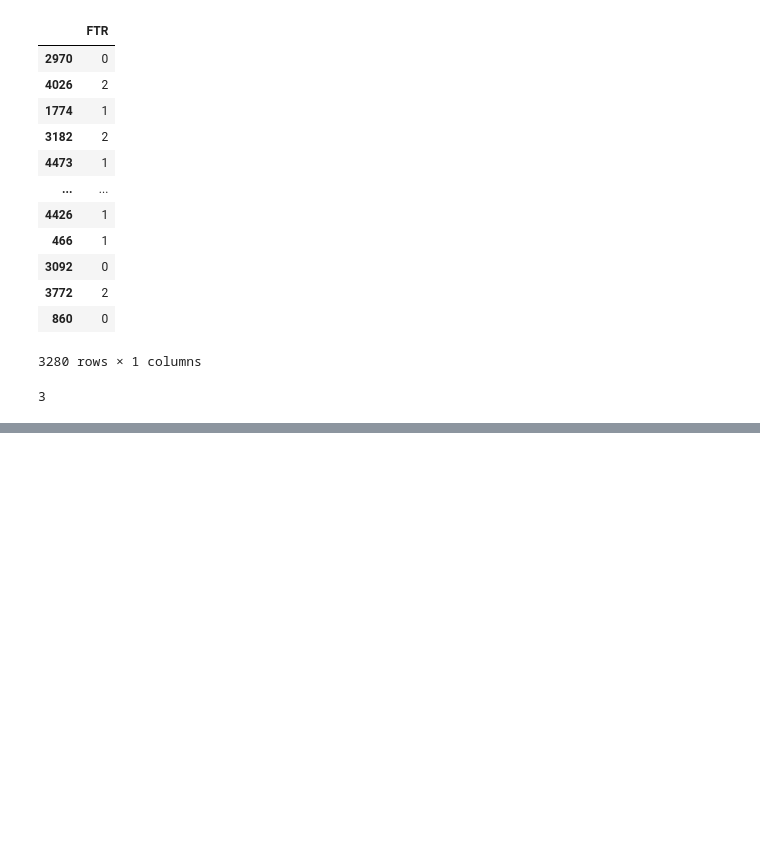
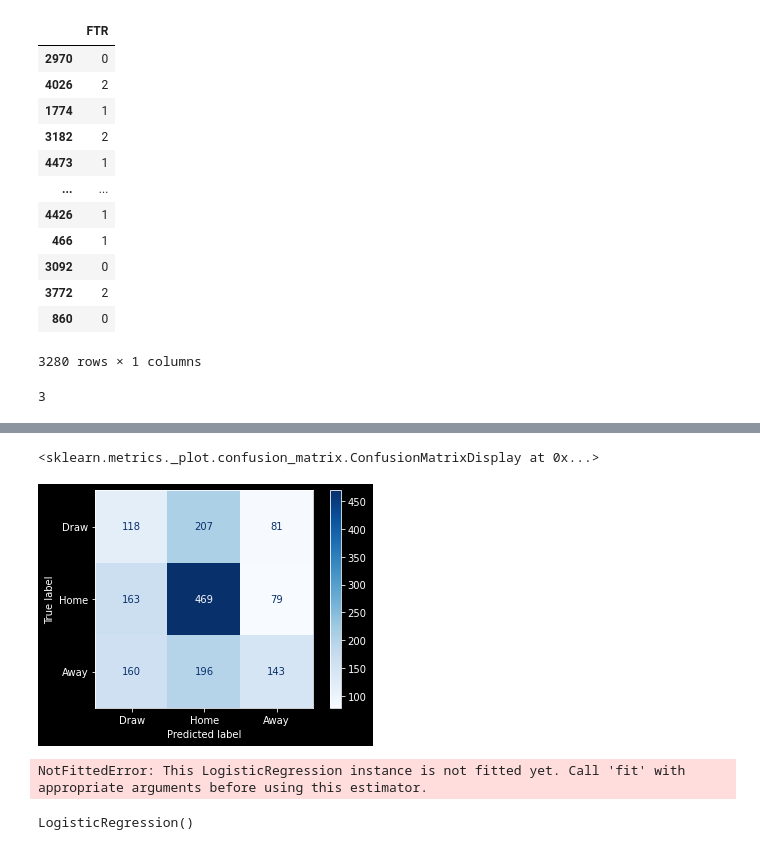
Before and after one commit to Max280201/Data-Exploration-Project, a Jupyter notebook: data_preprocessing_and_modelltraining_v1p_julius.ipynb, the cells around one changed output, grey strips where cells are left out. Saved outputs shown, nothing was run; the diff lists cells and outputs as text; code cells hidden in the pictures; blank space fills up the shorter version.

```diff
--- a/data_preprocessing_and_modelltraining_v1p_julius.ipynb
+++ b/data_preprocessing_and_modelltraining_v1p_julius.ipynb
@@ -355,0 +381,27 @@ Accuracy on test data: 0.4733910858631134%
+# %%
+# y_pred = [[1 if np.max(j)==i for i in j else 0] for j in pred_test]
+y_pred = []
+alpha = 0.15
+for test in pred_test:
+    # list_temp = []
+    # for counter, j in enumerate(test):
+    #     if np.max(test)==j:
+    #         y_pred.append(counter)
+    print(test[1])
+    if test[1] > test[0]+alpha and test[1] > test[2]:
+        y_pred.append(1)
+    elif test[2] > test[0]+alpha:
+        y_pred.append(2)
+    else:
+        y_pred.append(0)
+        #     list_temp.append(1)
+        # else:
+        #     list_temp.append(0)
+    # y_pred.append(list_temp)
+y_pred
+y_test_res = []
+for test in y_test:
+    # list_temp = []
+    for counter, j in enumerate(test):
+        if np.max(test)==j:
+            y_test_res.append(counter)
@@ -355,0 +426,40 @@ Accuracy on test data: 0.4733910858631134%
+# %%
+from sklearn.metrics import confusion_matrix, ConfusionMatrixDisplay
+cf = confusion_matrix(y_test_res, y_pred) #, labels=["Draw", "Home", "Away"])
+cfd = ConfusionMatrixDisplay(cf, display_labels=["Draw", "Home", "Away"])
+cfd.plot(cmap=plt.cm.Blues)
+# %% [output]
+<sklearn.metrics._plot.confusion_matrix.ConfusionMatrixDisplay at 0x...>
+[figure, added]
+# %%
+class_names = {
+    'Away'
+    ,'Draw',
+    'Home'
+}
+# Plot non-normalized confusion matrix
+titles_options = [
+    ("Confusion matrix, without normalization", None),
+    ("Normalized confusion matrix", "true"),
+]
+for title, normalize in titles_options:
+    disp = ConfusionMatrixDisplay.from_estimator(
+models['lr'],
+        X_test,
+        y_test,
+        #display_labels=class_names,
+        cmap=plt.cm.Blues,
+        normalize=normalize,
+    )
+    disp.ax_.set_title(title)
+
+    print(title)
+    print(disp.confusion_matrix)
+
+plt.show()
+# %% [output]
+NotFittedError: This LogisticRegression instance is not fitted yet. Call 'fit' with appropriate arguments before using this estimator.
+# %%
+models['lr']
+# %% [output]
+LogisticRegression()
```
Also changed, not shown: parts of 16 cells of this notebook, 4 other files.
